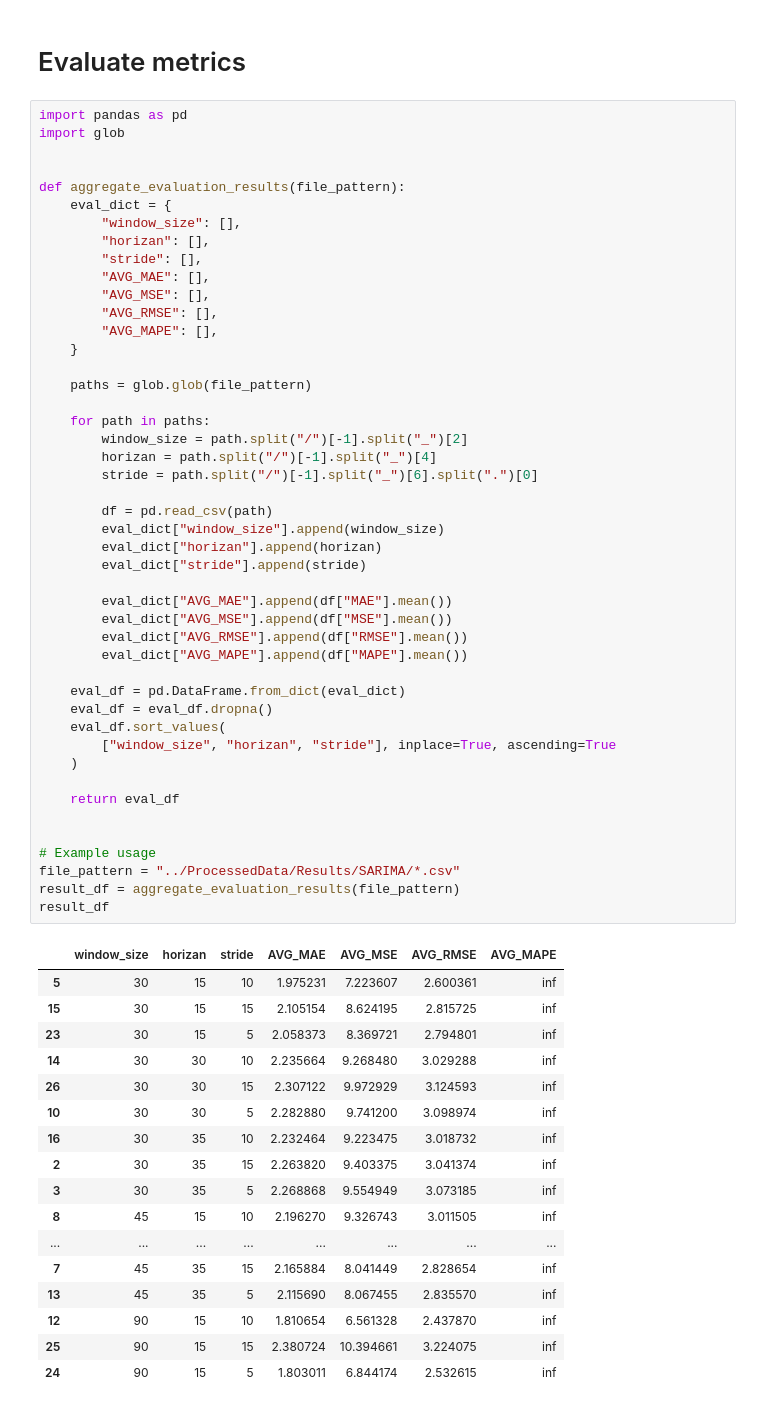
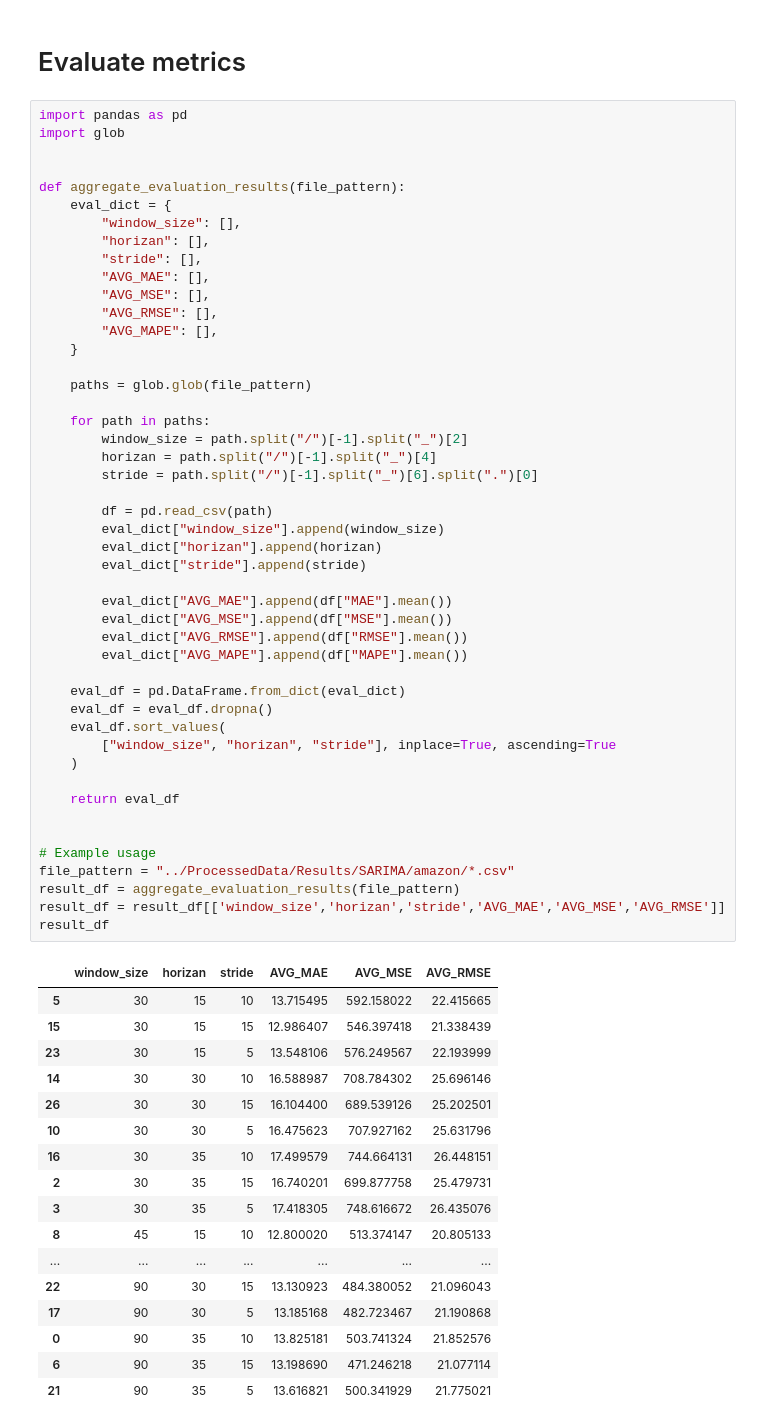
Before and after one commit to iffishells/financialforecasting, a Jupyter notebook: Notebooks/SARIMA.ipynb, the cells around one changed output. Drawn from its saved outputs; the diff is of its cells as text.

```diff
--- a/Notebooks/SARIMA.ipynb
+++ b/Notebooks/SARIMA.ipynb
@@ -459,48 +459,49 @@ def aggregate_evaluation_results(file_pattern):
     paths = glob.glob(file_pattern)
 
     for path in paths:
         window_size = path.split("/")[-1].split("_")[2]
         horizan = path.split("/")[-1].split("_")[4]
         stride = path.split("/")[-1].split("_")[6].split(".")[0]
 
         df = pd.read_csv(path)
         eval_dict["window_size"].append(window_size)
         eval_dict["horizan"].append(horizan)
         eval_dict["stride"].append(stride)
 
         eval_dict["AVG_MAE"].append(df["MAE"].mean())
         eval_dict["AVG_MSE"].append(df["MSE"].mean())
         eval_dict["AVG_RMSE"].append(df["RMSE"].mean())
         eval_dict["AVG_MAPE"].append(df["MAPE"].mean())
 
     eval_df = pd.DataFrame.from_dict(eval_dict)
     eval_df = eval_df.dropna()
     eval_df.sort_values(
         ["window_size", "horizan", "stride"], inplace=True, ascending=True
     )
 
     return eval_df
 
 
 # Example usage
-file_pattern = "../ProcessedData/Results/SARIMA/*.csv"
+file_pattern = "../ProcessedData/Results/SARIMA/amazon/*.csv"
 result_df = aggregate_evaluation_results(file_pattern)
+result_df = result_df[['window_size','horizan','stride','AVG_MAE','AVG_MSE','AVG_RMSE']]
 result_df
 # %% [output]
-|  | window_size | horizan | stride | AVG_MAE | AVG_MSE | AVG_RMSE | AVG_MAPE |
-| 5 | 30 | 15 | 10 | 1.975231 | 7.223607 | 2.600361 | inf |
-| 15 | 30 | 15 | 15 | 2.105154 | 8.624195 | 2.815725 | inf |
-| 23 | 30 | 15 | 5 | 2.058373 | 8.369721 | 2.794801 | inf |
-| 14 | 30 | 30 | 10 | 2.235664 | 9.268480 | 3.029288 | inf |
-| 26 | 30 | 30 | 15 | 2.307122 | 9.972929 | 3.124593 | inf |
-| 10 | 30 | 30 | 5 | 2.282880 | 9.741200 | 3.098974 | inf |
-| 16 | 30 | 35 | 10 | 2.232464 | 9.223475 | 3.018732 | inf |
-| 2 | 30 | 35 | 15 | 2.263820 | 9.403375 | 3.041374 | inf |
-| 3 | 30 | 35 | 5 | 2.268868 | 9.554949 | 3.073185 | inf |
-| 8 | 45 | 15 | 10 | 2.196270 | 9.326743 | 3.011505 | inf |
-| ... | ... | ... | ... | ... | ... | ... | ... |
-| 7 | 45 | 35 | 15 | 2.165884 | 8.041449 | 2.828654 | inf |
-| 13 | 45 | 35 | 5 | 2.115690 | 8.067455 | 2.835570 | inf |
-| 12 | 90 | 15 | 10 | 1.810654 | 6.561328 | 2.437870 | inf |
-| 25 | 90 | 15 | 15 | 2.380724 | 10.394661 | 3.224075 | inf |
-| 24 | 90 | 15 | 5 | 1.803011 | 6.844174 | 2.532615 | inf |
+|  | window_size | horizan | stride | AVG_MAE | AVG_MSE | AVG_RMSE |
+| 5 | 30 | 15 | 10 | 13.715495 | 592.158022 | 22.415665 |
+| 15 | 30 | 15 | 15 | 12.986407 | 546.397418 | 21.338439 |
+| 23 | 30 | 15 | 5 | 13.548106 | 576.249567 | 22.193999 |
+| 14 | 30 | 30 | 10 | 16.588987 | 708.784302 | 25.696146 |
+| 26 | 30 | 30 | 15 | 16.104400 | 689.539126 | 25.202501 |
+| 10 | 30 | 30 | 5 | 16.475623 | 707.927162 | 25.631796 |
+| 16 | 30 | 35 | 10 | 17.499579 | 744.664131 | 26.448151 |
+| 2 | 30 | 35 | 15 | 16.740201 | 699.877758 | 25.479731 |
+| 3 | 30 | 35 | 5 | 17.418305 | 748.616672 | 26.435076 |
+| 8 | 45 | 15 | 10 | 12.800020 | 513.374147 | 20.805133 |
+| ... | ... | ... | ... | ... | ... | ... |
+| 22 | 90 | 30 | 15 | 13.130923 | 484.380052 | 21.096043 |
+| 17 | 90 | 30 | 5 | 13.185168 | 482.723467 | 21.190868 |
+| 0 | 90 | 35 | 10 | 13.825181 | 503.741324 | 21.852576 |
+| 6 | 90 | 35 | 15 | 13.198690 | 471.246218 | 21.077114 |
+| 21 | 90 | 35 | 5 | 13.616821 | 500.341929 | 21.775021 |
```
Also changed, not shown: parts of 1 cell of this notebook, 7 other files.
